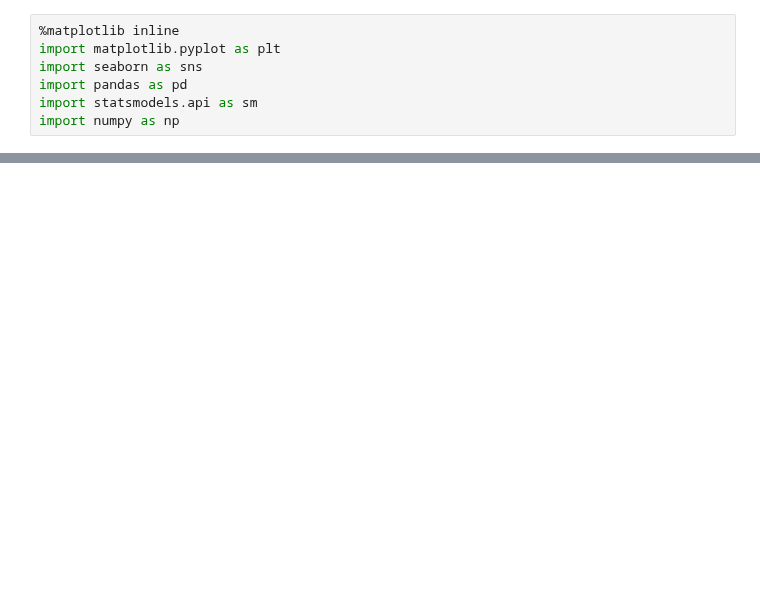
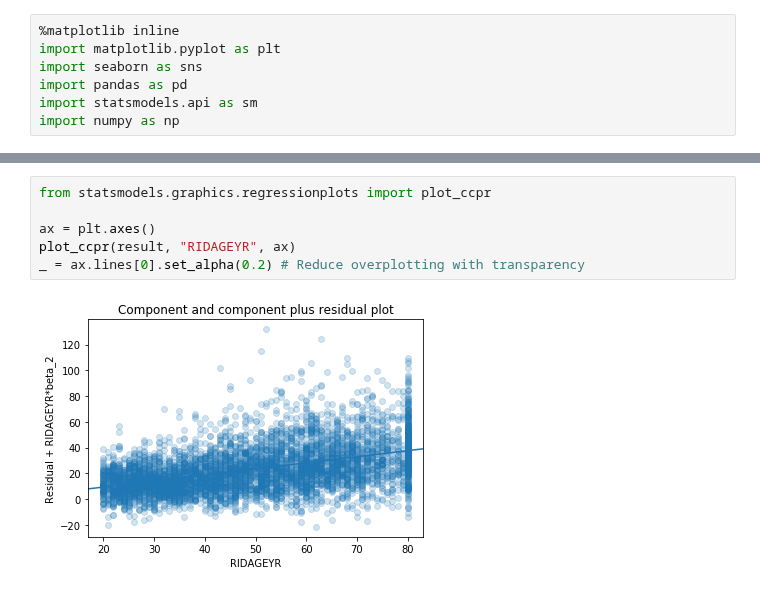
Before and after one commit to kshedden/statswpy_temp, a Jupyter notebook: week3_nhanes.ipynb, the cells around one changed output, grey strips where cells are left out. Drawn from its saved outputs; the diff is of its cells as text; blank space fills up the shorter version.

```diff
--- a/week3_nhanes.ipynb
+++ b/week3_nhanes.ipynb
@@ -484,0 +494,8 @@ but this should become a possibility in the near future.
+# %%
+from statsmodels.graphics.regressionplots import plot_ccpr
+
+ax = plt.axes()
+plot_ccpr(result, "RIDAGEYR", ax)
+_ = ax.lines[0].set_alpha(0.2) # Reduce overplotting with transparency
+# %% [output]
+[figure, added]
```
Also changed, not shown: parts of 80 cells of this notebook.
